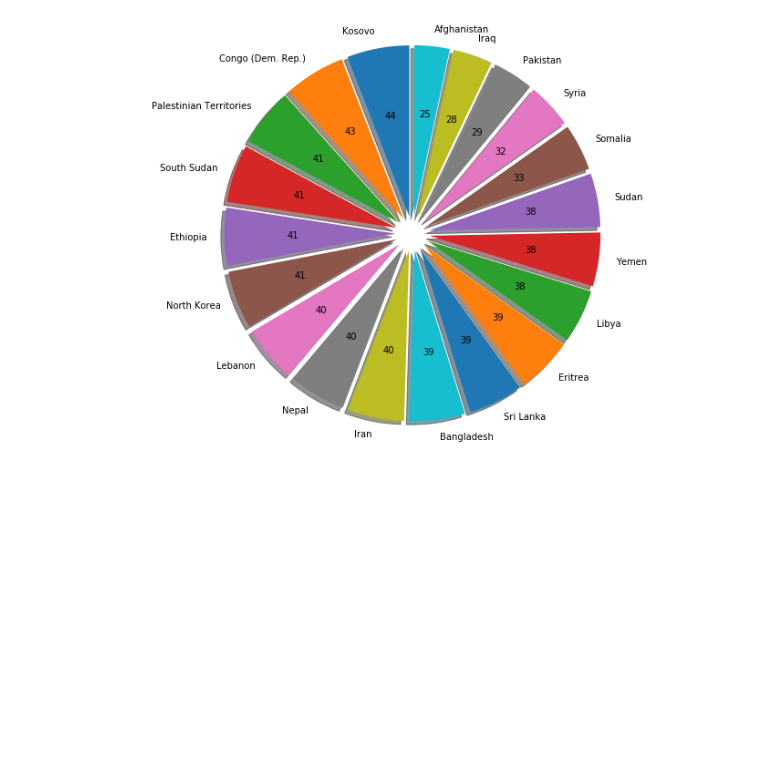
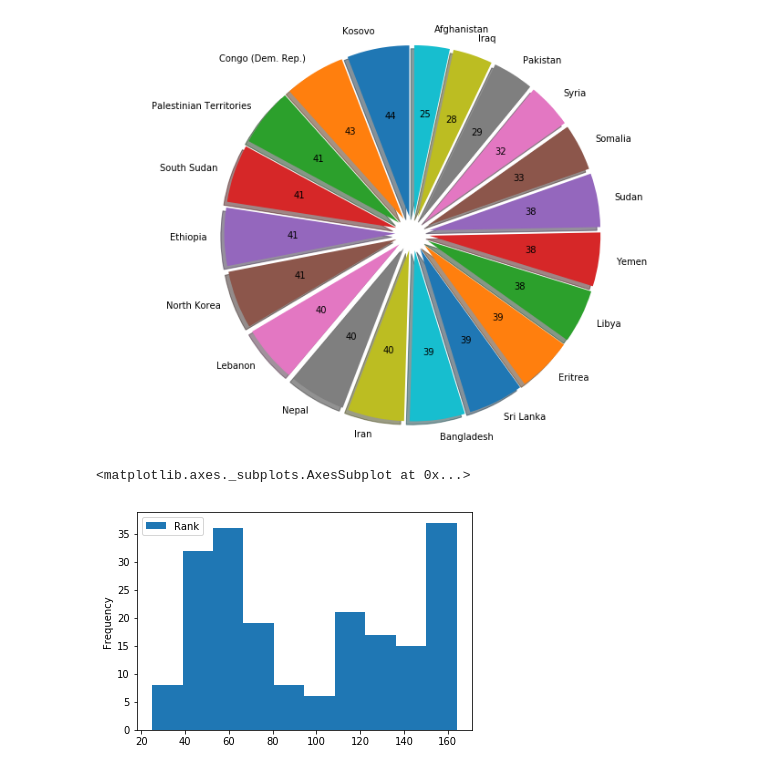
Before and after one commit to venkatsgithub1/Passport_Scores_2018, a Jupyter notebook: Countries_2018_Passport_scores.ipynb, the cells around one changed output. Drawn from its saved outputs; the diff is of its cells as text; code cells hidden in the pictures; blank space fills up the shorter version.

```diff
--- a/Countries_2018_Passport_scores.ipynb
+++ b/Countries_2018_Passport_scores.ipynb
@@ -56,3 +56,9 @@ fig=plt.gcf()
 fig.set_size_inches(10,7)
 # %% [output]
 [figure]
+# %%
+# passport scores buckets.
+df.plot(kind='hist')
+# %% [output]
+<matplotlib.axes._subplots.AxesSubplot at 0x...>
+[figure, added]
```
Also changed, not shown: parts of 3 cells of this notebook.
